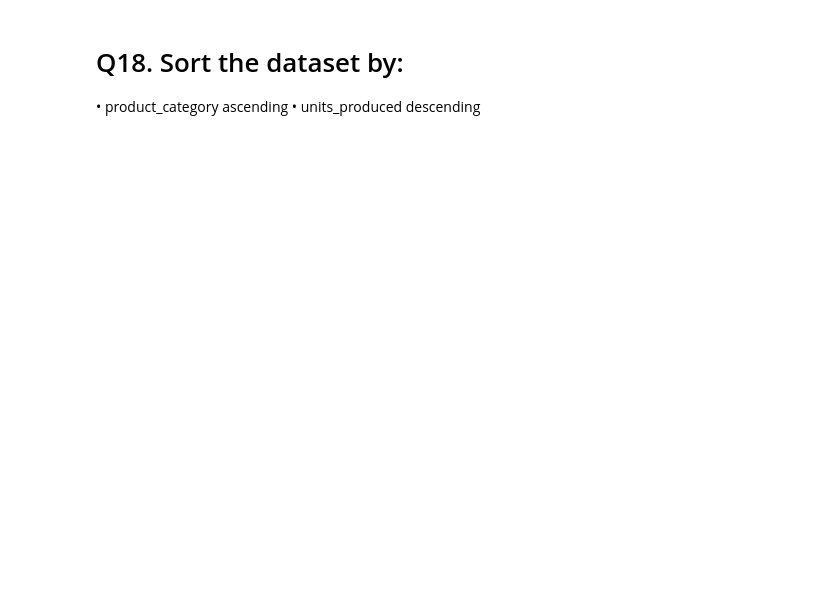
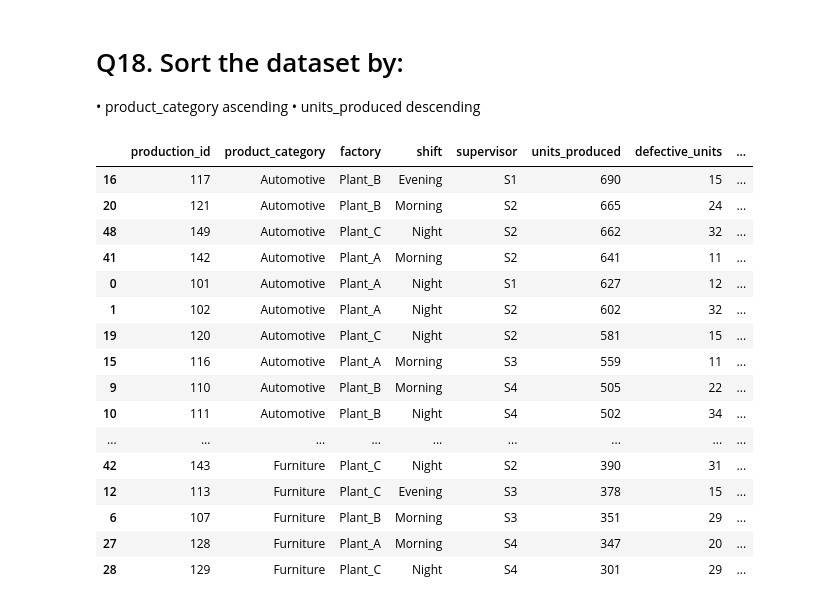
Before and after one commit to BhavyaDoriya/Python-2, a Jupyter notebook: T1/TASK.ipynb, the cells around one changed output. Drawn from its saved outputs; the diff is of its cells as text; code cells hidden in the pictures; blank space fills up the shorter version.

```diff
--- a/T1/TASK.ipynb
+++ b/T1/TASK.ipynb
@@ -224,3 +256,23 @@ df.groupby("product_category",as_index=False)["product_category"].count()
 # Q18. Sort the dataset by:
 •	product_category ascending
 •	units_produced descending
+# %%
+df.sort_values(["product_category","units_produced"],ascending=[True,False])
+# %% [output]
+|  | production_id | product_category | factory | shift | supervisor | units_produced | defective_units | ... |
+| 16 | 117 | Automotive | Plant_B | Evening | S1 | 690 | 15 | ... |
+| 20 | 121 | Automotive | Plant_B | Morning | S2 | 665 | 24 | ... |
+| 48 | 149 | Automotive | Plant_C | Night | S2 | 662 | 32 | ... |
+| 41 | 142 | Automotive | Plant_A | Morning | S2 | 641 | 11 | ... |
+| 0 | 101 | Automotive | Plant_A | Night | S1 | 627 | 12 | ... |
+| 1 | 102 | Automotive | Plant_A | Night | S2 | 602 | 32 | ... |
+| 19 | 120 | Automotive | Plant_C | Night | S2 | 581 | 15 | ... |
+| 15 | 116 | Automotive | Plant_A | Morning | S3 | 559 | 11 | ... |
+| 9 | 110 | Automotive | Plant_B | Morning | S4 | 505 | 22 | ... |
+| 10 | 111 | Automotive | Plant_B | Night | S4 | 502 | 34 | ... |
+| ... | ... | ... | ... | ... | ... | ... | ... | ... |
+| 42 | 143 | Furniture | Plant_C | Night | S2 | 390 | 31 | ... |
+| 12 | 113 | Furniture | Plant_C | Evening | S3 | 378 | 15 | ... |
+| 6 | 107 | Furniture | Plant_B | Morning | S3 | 351 | 29 | ... |
+| 27 | 128 | Furniture | Plant_A | Morning | S4 | 347 | 20 | ... |
+| 28 | 129 | Furniture | Plant_C | Night | S4 | 301 | 29 | ... |
```
Also changed, not shown: parts of 3 cells of this notebook, 1 other file.
